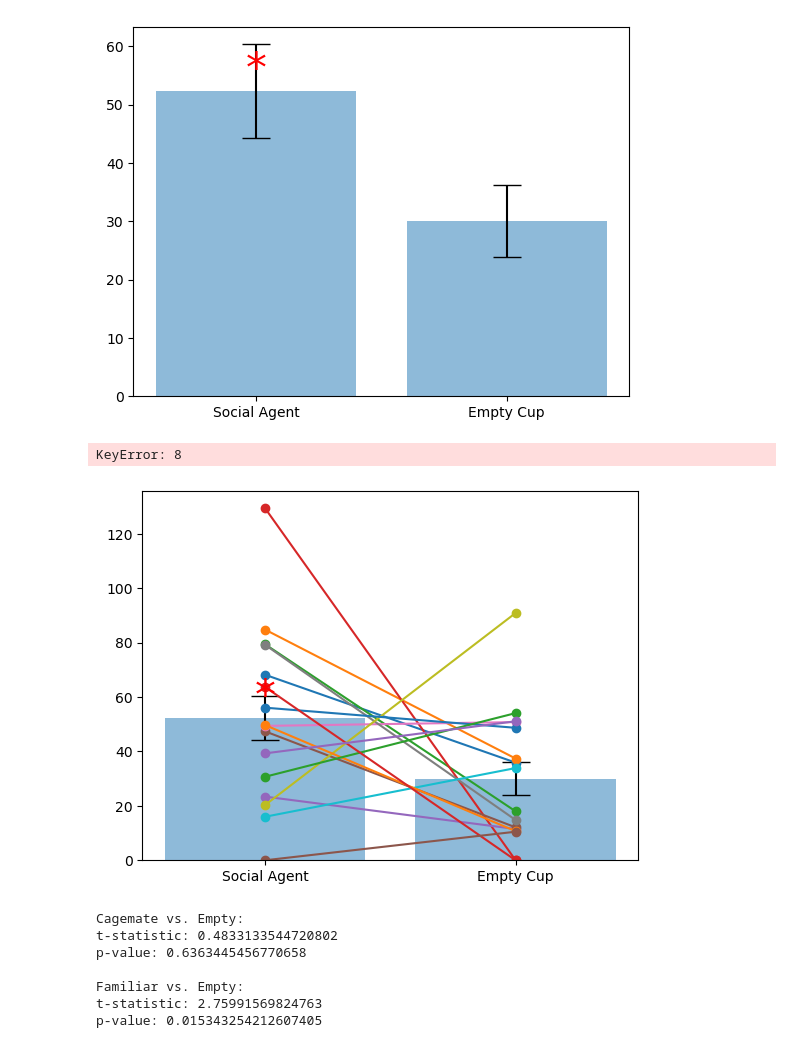
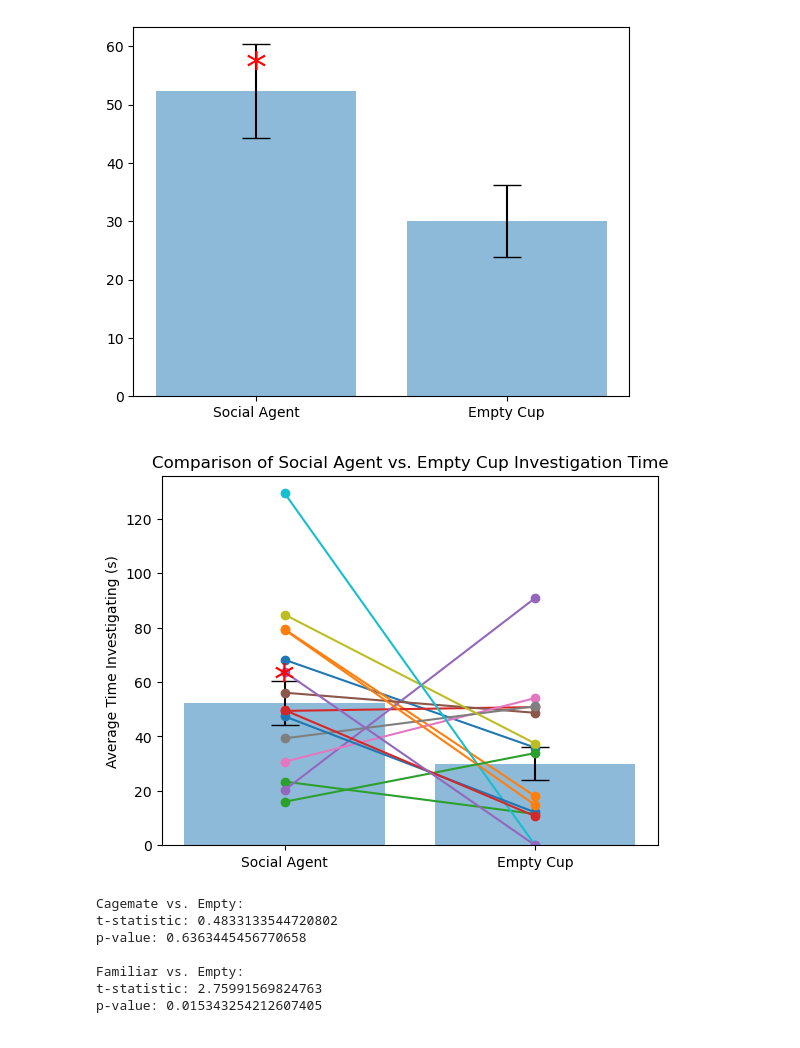
Before and after one commit to tomHep10/diff_fam_social_memory_ephys, a Jupyter notebook: sequioa/CD1M_SM_pilot1.ipynb, the cells around one changed output. Saved outputs shown, nothing was run; the diff lists cells and outputs as text; code cells hidden in the pictures.

```diff
--- a/sequioa/CD1M_SM_pilot1.ipynb
+++ b/sequioa/CD1M_SM_pilot1.ipynb
@@ -43,5 +68,6 @@ Empty Cup Left : time investigating (s)
 # %%
-soc = pd.concat(soc)
+# Concatenate the DataFrames and reset the index
+soc = pd.concat(soc, ignore_index=True)
 
 #soc_cagemate = soc[soc['Animal Notes'] == 'cagemate']
 #i want a new dataframe that is the old dataframe new_df = old_df[filter]
@@ -102,32 +148,31 @@ Text(1, 52.3625, '*')
 # %%
 # Create the bar plot
 plt.bar(x, y, yerr=yerr, align='center', alpha=0.5, ecolor='black', capsize=10)
 plt.xticks(x, labels)
 social_agent = soc.loc[:, 'social_agent' ]  # Values from the first column
 empty_cup = soc.loc[:, 'empty_cup']  # Values from the second column
 x_values = [1, 2]  # x values for each row
 
 # Add significance markers
 plt.text(x[0], y[0] + 0.05, "*", ha='center', va='bottom', color='red', fontsize=30)
 # Adjust the position (e.g., +0.05) and font size as needed
 
 
 # Plot each row as a separate line
 # for i in range(len(combined_df)): Iterate over each index (row) in the combined DataFrame (combined_df) using a for loop.
 # The loop iterates over a range of indices from 0 to the length of the DataFrame minus 1.
 # It allows access to each row of the DataFrame, one at a time, with the variable i representing the index.
 # plt.plot(x_values, [social_agent[i], empty_cup[i]], marker='o', label=f'Line {i+1}'): Plot a point for each time point (x_values) with corresponding values from the social_agent and empty_cup arrays.
 # Each point is marked with a circular marker ('o').
 # The label for each line is generated dynamically using the index (i+1) to represent different lines.
 
-for i in range(len(soc)):
+for i in range(len(soc)-1):
     plt.plot(x_values, [social_agent[i], empty_cup[i]], marker='o', label=f'Line {i+1}')
 plt.ylabel('Average Time Investigating (s)')
 plt.title('Comparison of Social Agent vs. Empty Cup Investigation Time')
 plt.show()
 # %% [output]
-KeyError: 8
-[figure, old version]
+[figure, new version]
 # %%
 # prompt: now i want to filter my combind_df based on the Animal notes column
 
```
Also changed, not shown: parts of 15 cells of this notebook.
